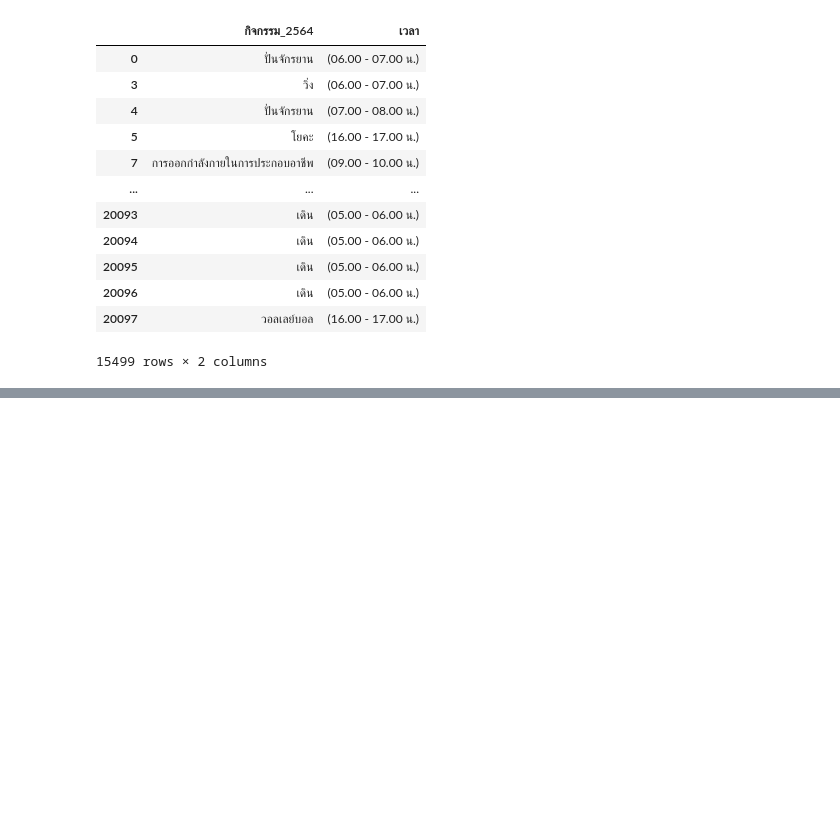
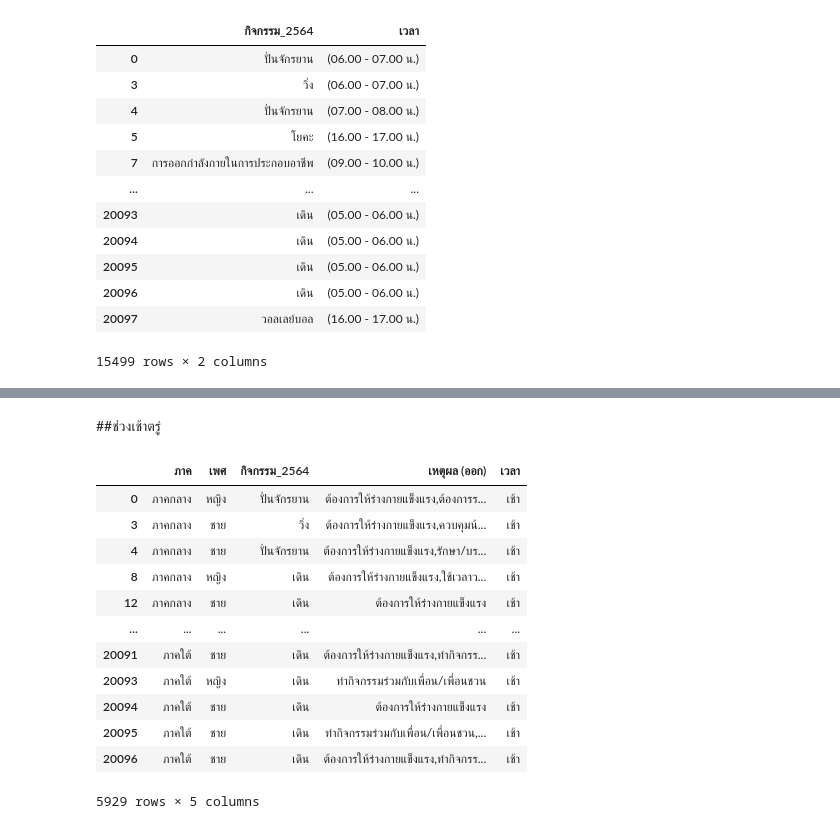
Before and after one commit to KorrawanOu/BSC_DPDM23, a Jupyter notebook: ex.ipynb, the cells around one changed output, grey strips where cells are left out. Saved outputs shown, nothing was run; the diff lists cells and outputs as text; code cells hidden in the pictures; blank space fills up the shorter version.

```diff
--- a/ex.ipynb
+++ b/ex.ipynb
@@ -917,0 +857,19 @@ ka
+# %% [markdown]
+##ช่วงเช้าตรู่
+# %%
+mor= j2[(j2['เวลา'] == 'เช้า')]
+mor
+# %% [output]
+|  | ภาค | เพศ | กิจกรรม_2564 | เหตุผล (ออก) | เวลา |
+| 0 | ภาคกลาง | หญิง | ปั่นจักรยาน | ต้องการให้ร่างกายแข็งแรง,ต้องการร... | เช้า |
+| 3 | ภาคกลาง | ชาย | วิ่ง | ต้องการให้ร่างกายแข็งแรง,ควบคุมน้... | เช้า |
+| 4 | ภาคกลาง | ชาย | ปั่นจักรยาน | ต้องการให้ร่างกายแข็งแรง,รักษา/บร... | เช้า |
+| 8 | ภาคกลาง | หญิง | เดิน | ต้องการให้ร่างกายแข็งแรง,ใช้เวลาว... | เช้า |
+| 12 | ภาคกลาง | ชาย | เดิน | ต้องการให้ร่างกายแข็งแรง | เช้า |
+| ... | ... | ... | ... | ... | ... |
+| 20091 | ภาคใต้ | ชาย | เดิน | ต้องการให้ร่างกายแข็งแรง,ทำกิจกรร... | เช้า |
+| 20093 | ภาคใต้ | หญิง | เดิน | ทำกิจกรรมร่วมกับเพื่อน/เพื่อนชวน | เช้า |
+| 20094 | ภาคใต้ | ชาย | เดิน | ต้องการให้ร่างกายแข็งแรง | เช้า |
+| 20095 | ภาคใต้ | ชาย | เดิน | ทำกิจกรรมร่วมกับเพื่อน/เพื่อนชวน,... | เช้า |
+| 20096 | ภาคใต้ | ชาย | เดิน | ต้องการให้ร่างกายแข็งแรง,ทำกิจกรร... | เช้า |
+5929 rows × 5 columns
```
Also changed, not shown: parts of 70 cells of this notebook.
